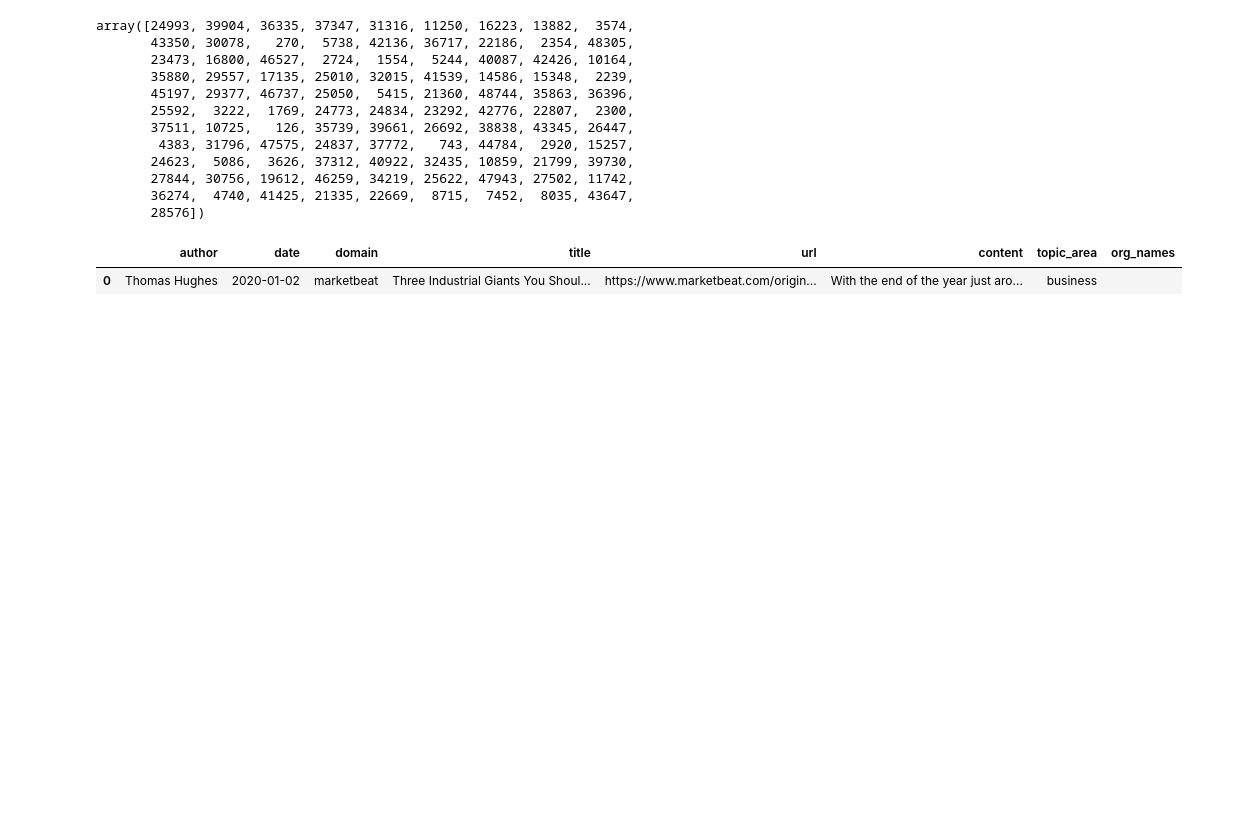
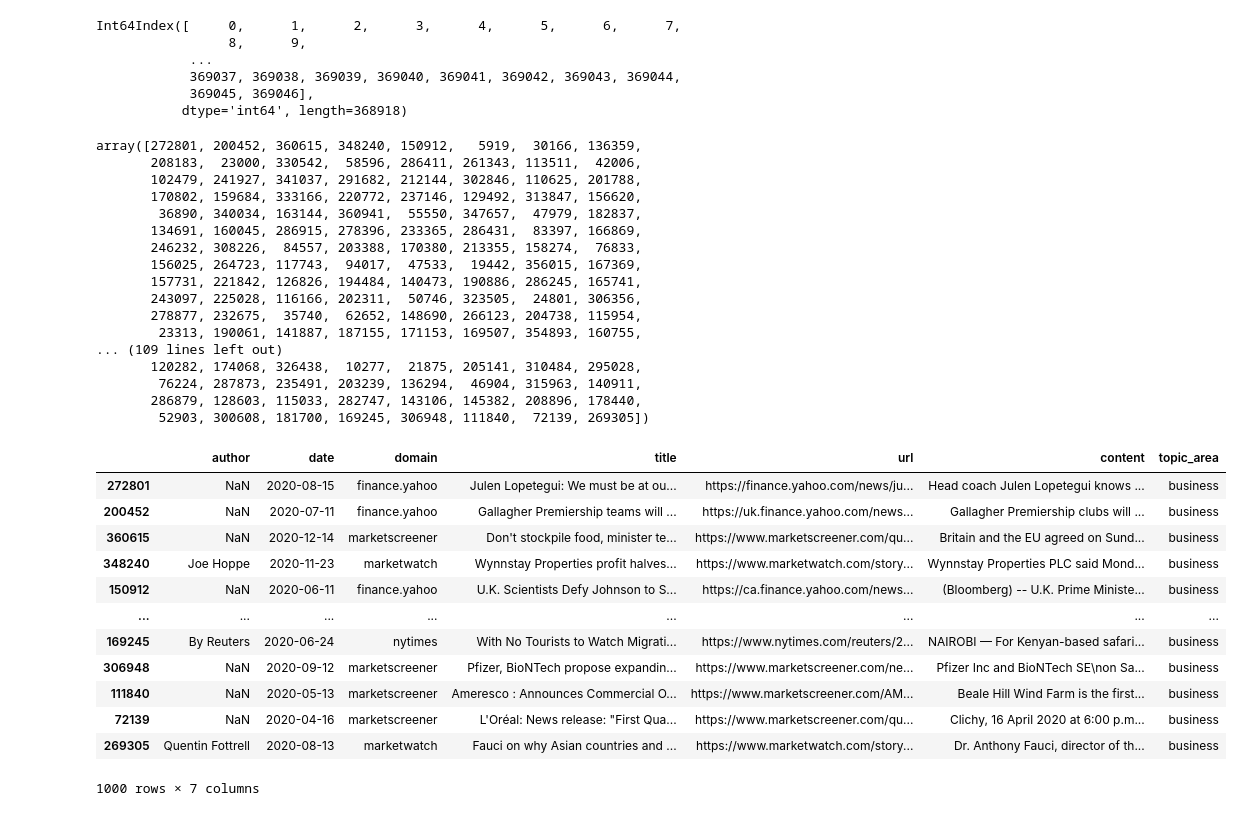
Before and after one commit to TraceyEtheridge/Thesis, a Jupyter notebook: Company_Name_Labelling.ipynb, the cells around one changed output. Drawn from its saved outputs; the diff is of its cells as text; code cells hidden in the pictures; blank space fills up the shorter version.

```diff
--- a/Company_Name_Labelling.ipynb
+++ b/Company_Name_Labelling.ipynb
@@ -8,5 +12,5 @@ import numpy as np
 # %%
-df = pd.read_csv('./Data/covid19_articles_20201231.csv')
+df = pd.read_csv('./data/covid19_articles_20201231.csv')
 
 # Date to datetime
 df['date'] = pd.to_datetime(df['date'])
@@ -14,9 +18,13 @@ df['date'] = pd.to_datetime(df['date'])
 # Drop duplicates
 num_articles_pre_drop = len(df)
 df = df.drop_duplicates(subset='content')
-df = df.reset_index(drop=True)
 print('no. articles dropped: ', num_articles_pre_drop - len(df))
 print('no. of articles: ', len(df))
+
+# Drop articles where text longer than 1,000,000 characters
+df = df[df['content'].apply(lambda x: len(x) <= 1000000)].copy()
+print('no. of articles after dropping long articles: ', len(df))
+
 print(df.info())
 # %% [output]
 no. articles dropped:  127
@@ -48,23 +48,51 @@ no. of articles after dropping long articles:  48776
+# %%
+df.index
+# %% [output]
+Int64Index([     0,      1,      2,      3,      4,      5,      6,      7,
+                 8,      9,
+            ...
+            369037, 369038, 369039, 369040, 369041, 369042, 369043, 369044,
+            369045, 369046],
+           dtype='int64', length=368918)
 # %%
+# Get index numbers of articles to label
 np.random.seed(777)
-article_ints = np.random.choice(df_lab.index, size=100, replace=False)
-article_ints
+article_indices = np.random.choice(df.index, size=1000, replace=False)
+article_indices
 # %% [output]
-array([24993, 39904, 36335, 37347, 31316, 11250, 16223, 13882,  3574,
-       43350, 30078,   270,  5738, 42136, 36717, 22186,  2354, 48305,
-       23473, 16800, 46527,  2724,  1554,  5244, 40087, 42426, 10164,
-       35880, 29557, 17135, 25010, 32015, 41539, 14586, 15348,  2239,
-       45197, 29377, 46737, 25050,  5415, 21360, 48744, 35863, 36396,
-       25592,  3222,  1769, 24773, 24834, 23292, 42776, 22807,  2300,
-       37511, 10725,   126, 35739, 39661, 26692, 38838, 43345, 26447,
-        4383, 31796, 47575, 24837, 37772,   743, 44784,  2920, 15257,
-       24623,  5086,  3626, 37312, 40922, 32435, 10859, 21799, 39730,
-       27844, 30756, 19612, 46259, 34219, 25622, 47943, 27502, 11742,
-       36274,  4740, 41425, 21335, 22669,  8715,  7452,  8035, 43647,
-       28576])
+array([272801, 200452, 360615, 348240, 150912,   5919,  30166, 136359,
+       208183,  23000, 330542,  58596, 286411, 261343, 113511,  42006,
+       102479, 241927, 341037, 291682, 212144, 302846, 110625, 201788,
+       170802, 159684, 333166, 220772, 237146, 129492, 313847, 156620,
+        36890, 340034, 163144, 360941,  55550, 347657,  47979, 182837,
+       134691, 160045, 286915, 278396, 233365, 286431,  83397, 166869,
+       246232, 308226,  84557, 203388, 170380, 213355, 158274,  76833,
+       156025, 264723, 117743,  94017,  47533,  19442, 356015, 167369,
+       157731, 221842, 126826, 194484, 140473, 190886, 286245, 165741,
+       243097, 225028, 116166, 202311,  50746, 323505,  24801, 306356,
+       278877, 232675,  35740,  62652, 148690, 266123, 204738, 115954,
+        23313, 190061, 141887, 187155, 171153, 169507, 354893, 160755,
+... (109 lines left out)
+       120282, 174068, 326438,  10277,  21875, 205141, 310484, 295028,
+        76224, 287873, 235491, 203239, 136294,  46904, 315963, 140911,
+       286879, 128603, 115033, 282747, 143106, 145382, 208896, 178440,
+        52903, 300608, 181700, 169245, 306948, 111840,  72139, 269305])
-# %%
-df_lab['org_names'] = ''
-df_lab.head(1)
-# %% [output]
-|  | author | date | domain | title | url | content | topic_area | org_names |
-| 0 | Thomas Hughes | 2020-01-02 | marketbeat | Three Industrial Giants You Shoul... | https://www.marketbeat.com/origin... | With the end of the year just aro... | business |  |
+# %%
+# Extract only articles for labelling
+df_lab = df.loc[article_indices,:].copy()
+# %%
+df_lab
+# %% [output]
+|  | author | date | domain | title | url | content | topic_area |
+| 272801 | NaN | 2020-08-15 | finance.yahoo | Julen Lopetegui: We must be at ou... | https://finance.yahoo.com/news/ju... | Head coach Julen Lopetegui knows ... | business |
+| 200452 | NaN | 2020-07-11 | finance.yahoo | Gallagher Premiership teams will ... | https://uk.finance.yahoo.com/news... | Gallagher Premiership clubs will ... | business |
+| 360615 | NaN | 2020-12-14 | marketscreener | Don't stockpile food, minister te... | https://www.marketscreener.com/qu... | Britain and the EU agreed on Sund... | business |
+| 348240 | Joe Hoppe | 2020-11-23 | marketwatch | Wynnstay Properties profit halves... | https://www.marketwatch.com/story... | Wynnstay Properties PLC said Mond... | business |
+| 150912 | NaN | 2020-06-11 | finance.yahoo | U.K. Scientists Defy Johnson to S... | https://ca.finance.yahoo.com/news... | (Bloomberg) -- U.K. Prime Ministe... | business |
+| ... | ... | ... | ... | ... | ... | ... | ... |
+| 169245 | By Reuters | 2020-06-24 | nytimes | With No Tourists to Watch Migrati... | https://www.nytimes.com/reuters/2... | NAIROBI — For Kenyan-based safari... | business |
+| 306948 | NaN | 2020-09-12 | marketscreener | Pfizer, BioNTech propose expandin... | https://www.marketscreener.com/ne... | Pfizer Inc and BioNTech SE\non Sa... | business |
+| 111840 | NaN | 2020-05-13 | marketscreener | Ameresco : Announces Commercial O... | https://www.marketscreener.com/AM... | Beale Hill Wind Farm is the first... | business |
+| 72139 | NaN | 2020-04-16 | marketscreener | L'Oréal: News release: "First Qua... | https://www.marketscreener.com/qu... | Clichy, 16 April 2020 at 6:00 p.m... | business |
+| 269305 | Quentin Fottrell | 2020-08-13 | marketwatch | Fauci on why Asian countries and ... | https://www.marketwatch.com/story... | Dr. Anthony Fauci, director of th... | business |
+1000 rows × 7 columns
```
Also changed, not shown: parts of 16 cells of this notebook, 1 other file.
